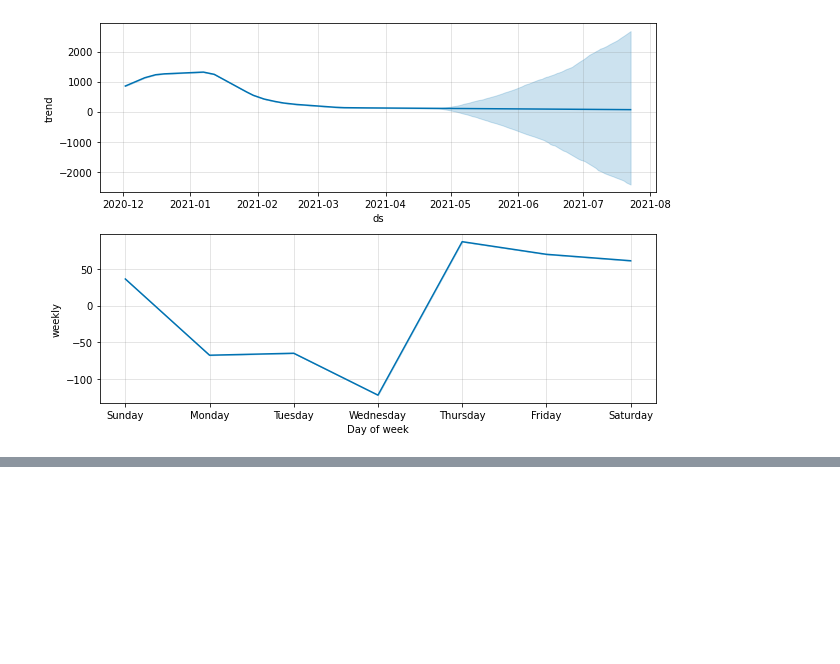
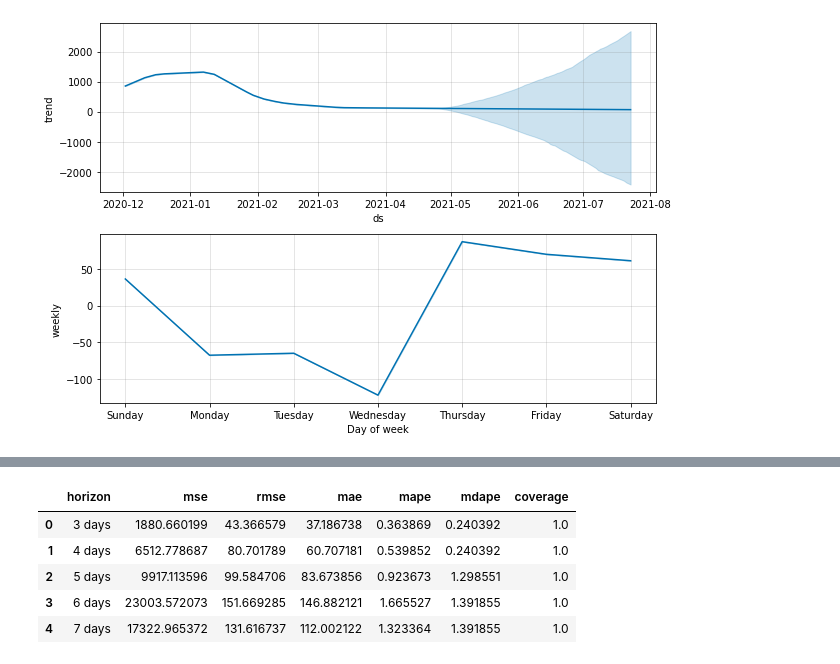
Before and after one commit to SJSUSpring21/LockdownBuster, a Jupyter notebook: src/ActiveCasePredictionModel.ipynb, the cells around one changed output, grey strips where cells are left out. Drawn from its saved outputs; the diff is of its cells as text; code cells hidden in the pictures; blank space fills up the shorter version.

```diff
--- a/src/ActiveCasePredictionModel.ipynb
+++ b/src/ActiveCasePredictionModel.ipynb
@@ -287,0 +297,11 @@ plt2 = m.plot_components(forecast)
+# %%
+from fbprophet.diagnostics import performance_metrics
+df_p = performance_metrics(df_cv)
+df_p.head()
+# %% [output]
+|  | horizon | mse | rmse | mae | mape | mdape | coverage |
+| 0 | 3 days | 1880.660199 | 43.366579 | 37.186738 | 0.363869 | 0.240392 | 1.0 |
+| 1 | 4 days | 6512.778687 | 80.701789 | 60.707181 | 0.539852 | 0.240392 | 1.0 |
+| 2 | 5 days | 9917.113596 | 99.584706 | 83.673856 | 0.923673 | 1.298551 | 1.0 |
+| 3 | 6 days | 23003.572073 | 151.669285 | 146.882121 | 1.665527 | 1.391855 | 1.0 |
+| 4 | 7 days | 17322.965372 | 131.616737 | 112.002122 | 1.323364 | 1.391855 | 1.0 |
```
Also changed, not shown: parts of 4 cells of this notebook, 1 other file.
